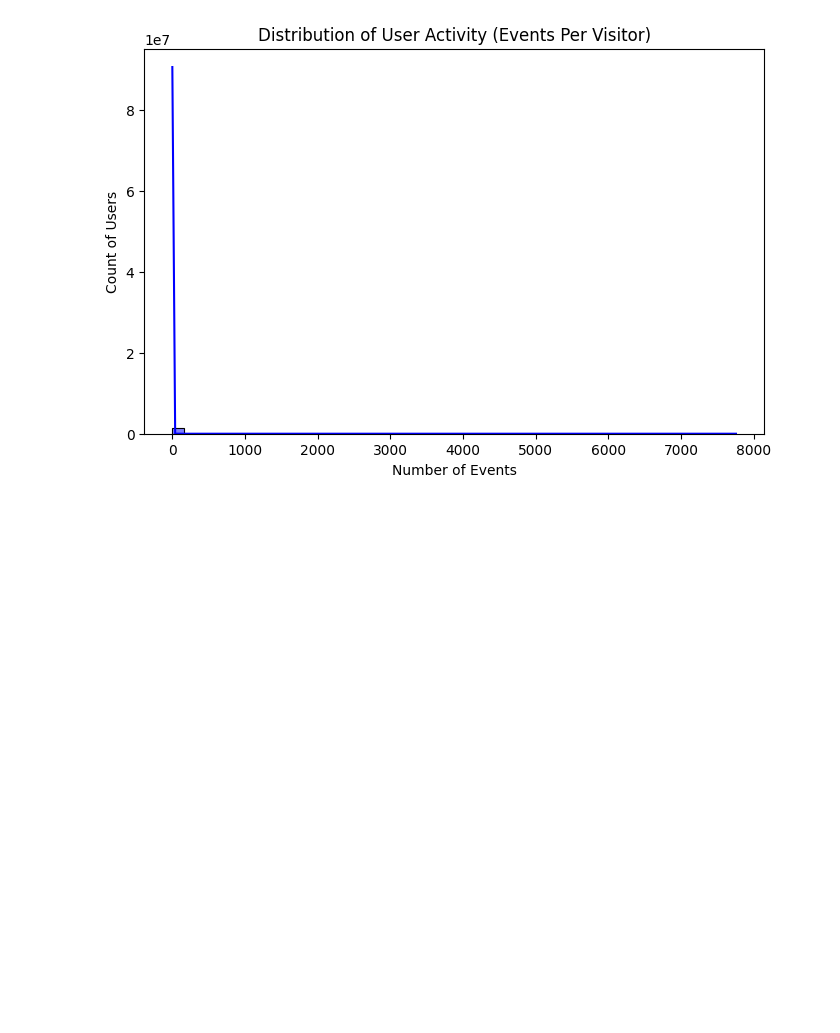
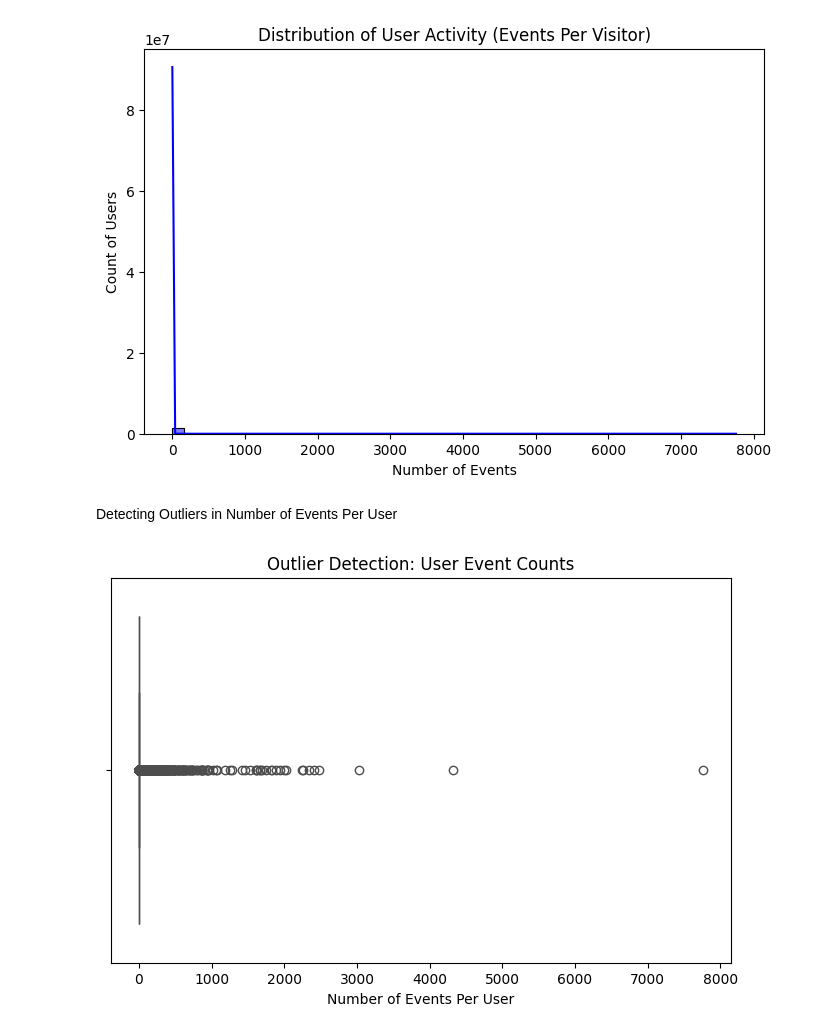
Before and after one commit to Victor-Osei/Recommendation_Systems, a Jupyter notebook: rs.ipynb, the cells around one changed output. Saved outputs shown, nothing was run; the diff lists cells and outputs as text; code cells hidden in the pictures; blank space fills up the shorter version.

```diff
--- a/rs.ipynb
+++ b/rs.ipynb
@@ -127,3 +127,14 @@ plt.ylabel("Count of Users")
 plt.show()
 # %% [output]
 [figure]
+# %% [markdown]
+Detecting Outliers in Number of Events Per User
+# %%
+# Boxplot to detect extreme users
+plt.figure(figsize=(8, 5))
+sns.boxplot(x=events_df['visitorid'].value_counts(), color="red")
+plt.title("Outlier Detection: User Event Counts")
+plt.xlabel("Number of Events Per User")
+plt.show()
+# %% [output]
+[figure, added]
```
